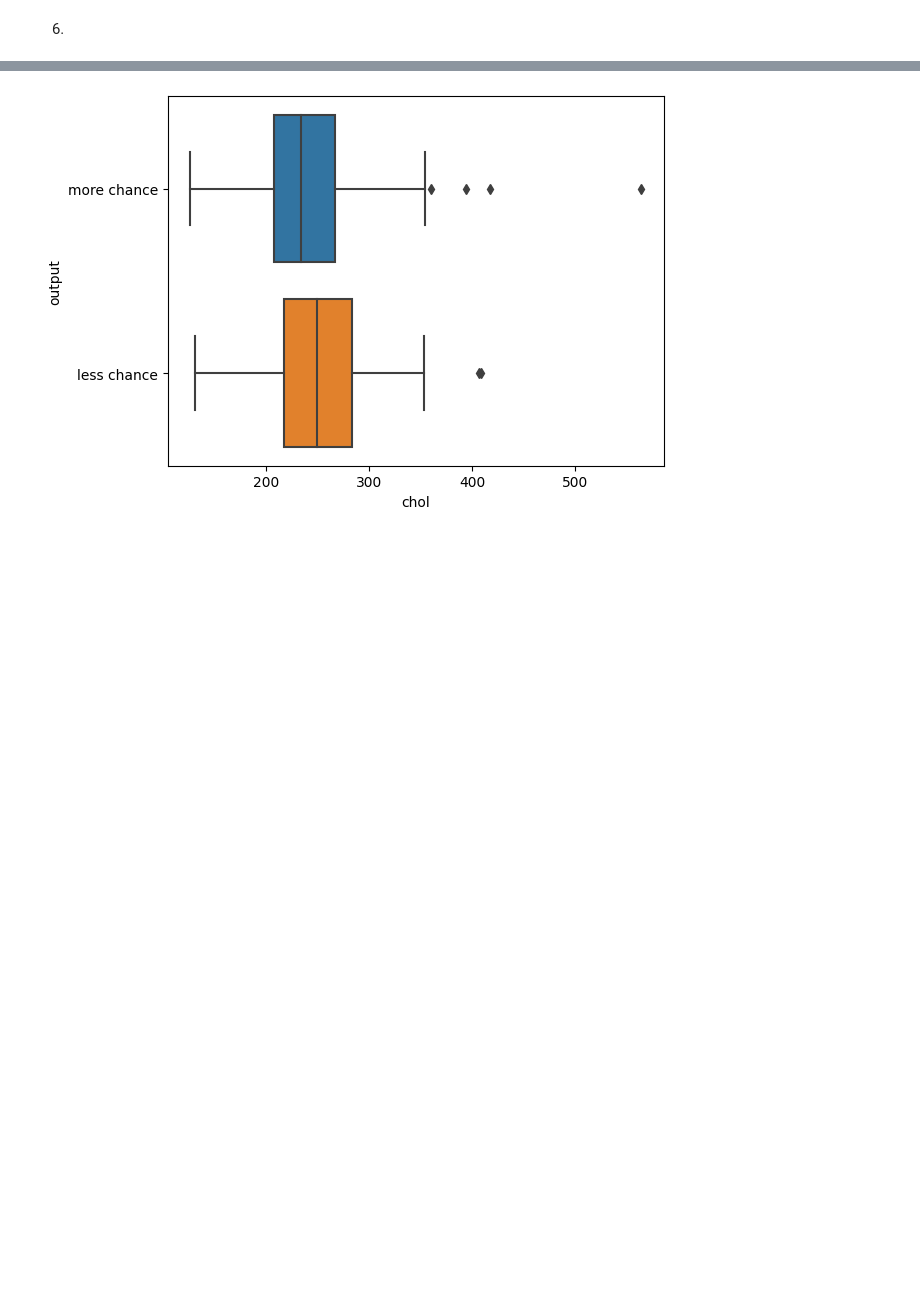
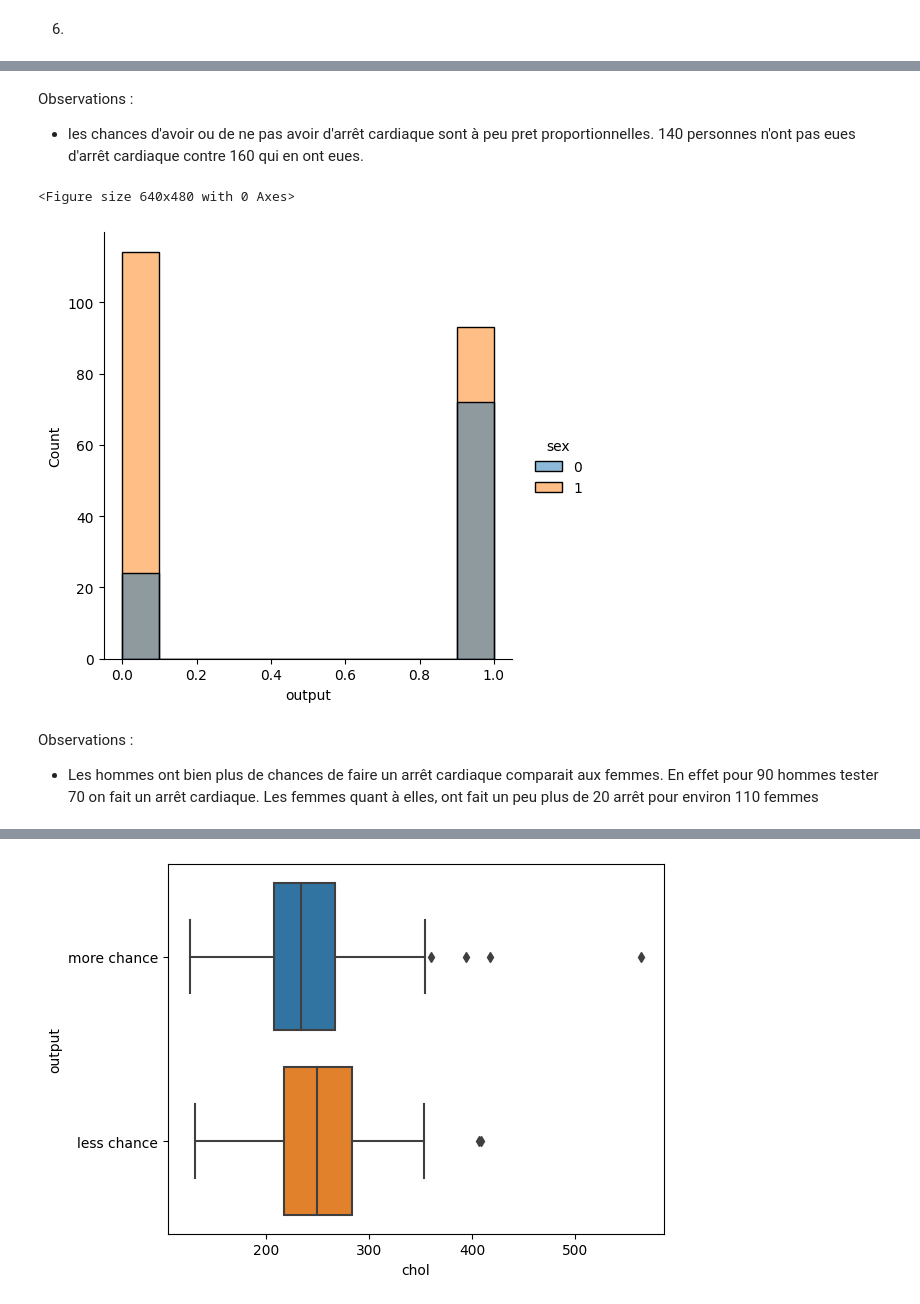
Before and after one commit to Nelguibson/brief, a Jupyter notebook: cardiaque.ipynb, the cells around one changed output, grey strips where cells are left out. Cells and saved outputs as stored; diff of their text form; code cells hidden in the pictures; blank space fills up the shorter version.

```diff
--- a/cardiaque.ipynb
+++ b/cardiaque.ipynb
@@ -141,0 +148,14 @@ plt.show
+# %% [markdown]
+Observations :
+- les chances d'avoir ou de ne pas avoir d'arrêt cardiaque sont à peu pret proportionnelles.
+140 personnes n'ont pas eues d'arrêt cardiaque contre 160 qui en ont eues.
+# %%
+plt.figure()
+sns.displot(data = data, x= chance, hue = sex)
+plt.show()
+# %% [output]
+<Figure size 640x480 with 0 Axes>
+[figure, added]
+# %% [markdown]
+Observations :
+- Les hommes ont bien plus de chances de faire un arrêt cardiaque comparait aux femmes. En effet pour 90 hommes tester 70 on fait un arrêt cardiaque. Les femmes quant à elles, ont fait un peu plus de 20 arrêt pour environ 110 femmes
```
Also changed, not shown: parts of 63 cells of this notebook, 1 other file.
